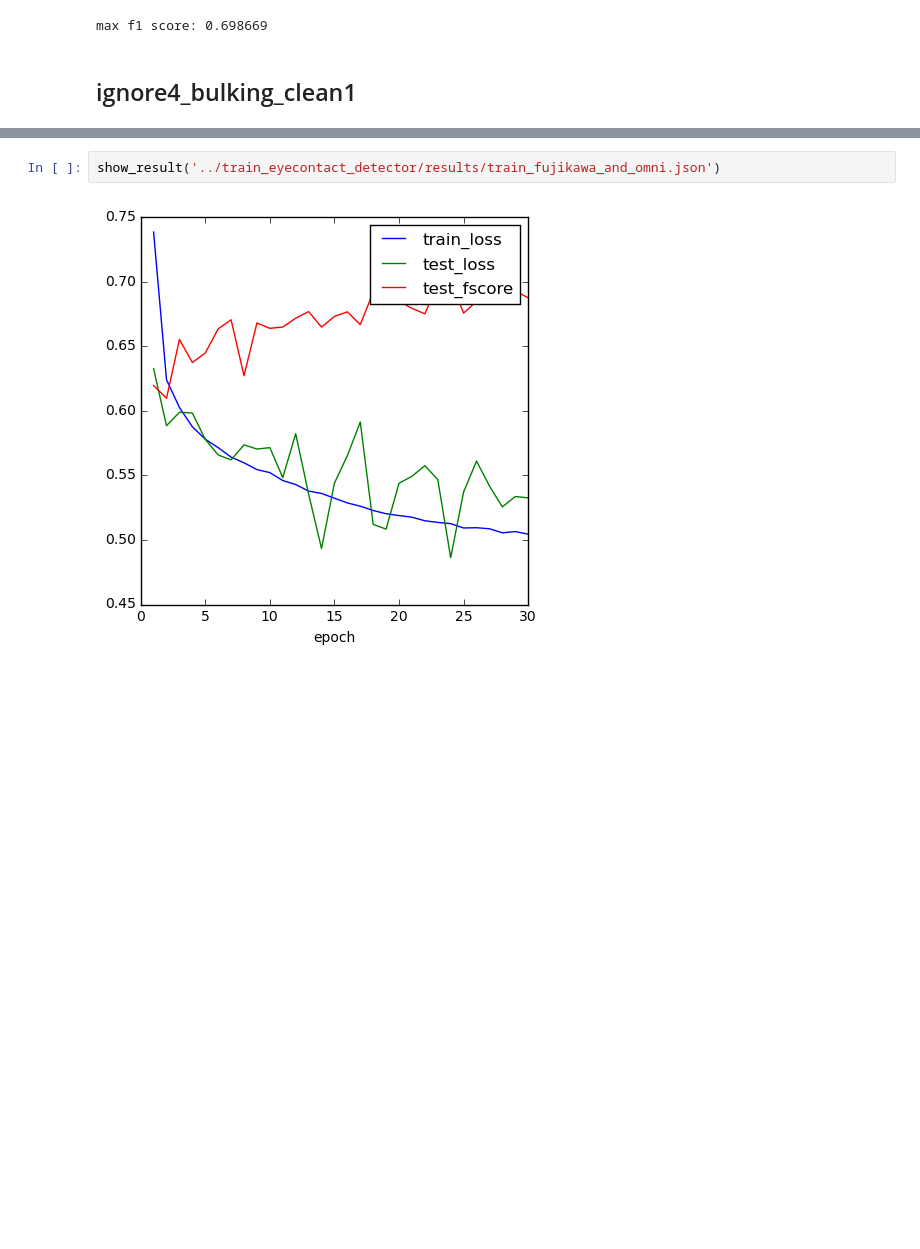
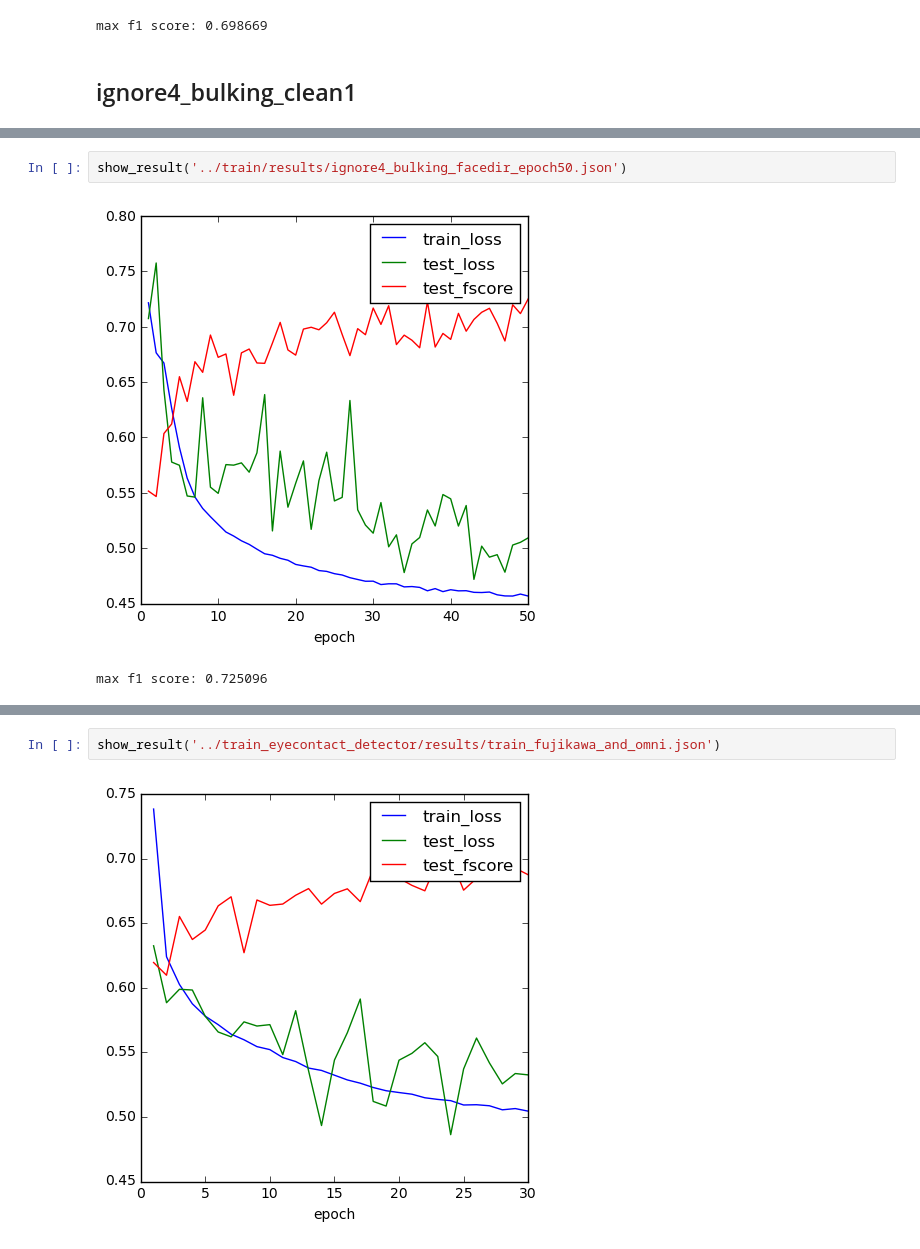
Before and after one commit to kenoga/gaze, a Jupyter notebook: notebooks/analyze_result.ipynb, the cells around one changed output, grey strips where cells are left out. Cells and saved outputs as stored; diff of their text form; blank space fills up the shorter version.

```diff
--- a/notebooks/analyze_result.ipynb
+++ b/notebooks/analyze_result.ipynb
@@ -67,3 +67,8 @@ show_result('../train_eyecontact_detector/results/ignore4_bulking_clean1.json')
 # %% [output]
 [figure]
 max f1 score: 0.719626
+# %%
+show_result('../train/results/ignore4_bulking_facedir_epoch50.json')
+# %% [output]
+[figure, added]
+max f1 score: 0.725096
```
Also changed, not shown: parts of 5 cells of this notebook, 6 other files.
